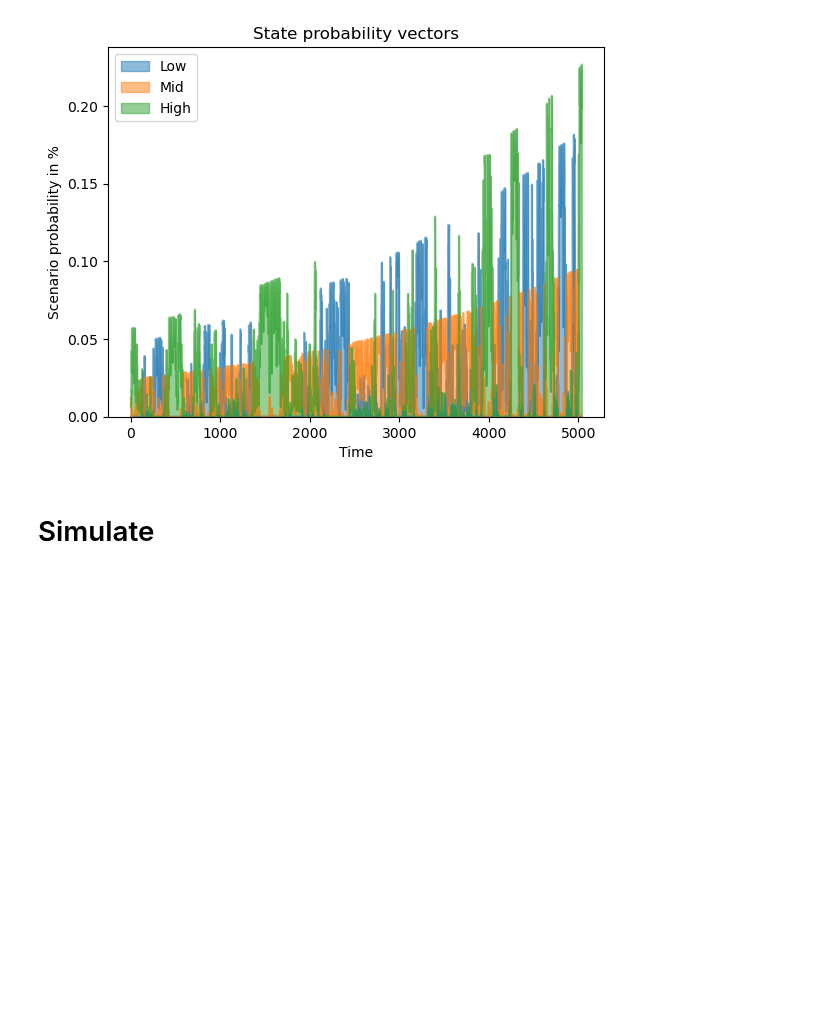
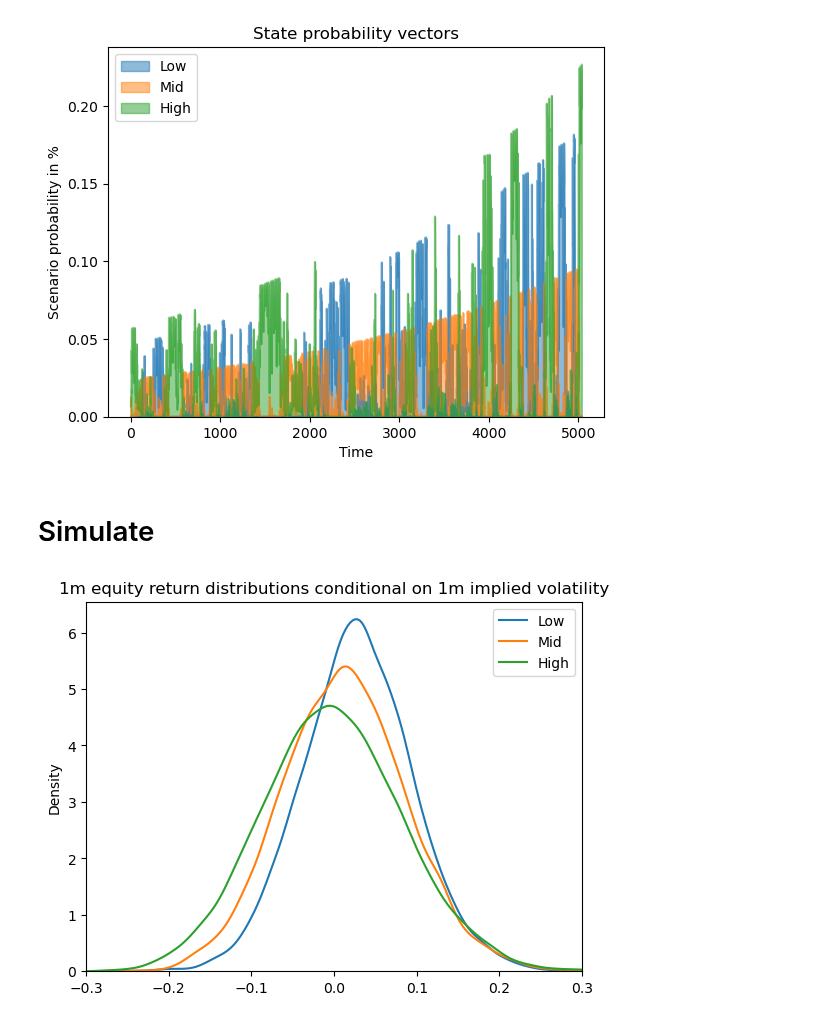
Before and after one commit to fortitudo-tech/pcrm-book, a Jupyter notebook: code/chapter3/chapter3_2_1.ipynb, the cells around one changed output. Drawn from its saved outputs; the diff is of its cells as text; code cells hidden in the pictures; blank space fills up the shorter version.

```diff
--- a/code/chapter3/chapter3_2_1.ipynb
+++ b/code/chapter3/chapter3_2_1.ipynb
@@ -87,3 +87,49 @@ plt.show()
 [figure]
 # %% [markdown]
 # Simulate
+# %%
+states_vector = 0 * low_vol_indices + 1 * mid_vol_indices + 2 * high_vol_indices
+# %%
+# Define a Time- and State-Dependent Resampling function
+def resampling(S, H, initial_state, states_prob, states_vector):
+    sim = np.full((S, H), 1)
+    t = np.arange(len(states_vector))
+    for s in range(S):
+        current_state = initial_state
+        for h in range(H):
+            sim[s, h] = np.random.choice(t, p=states_prob[:, current_state])
+            current_state = states_vector[sim[s, h]]
+    return sim
+# %%
+# Simulate historical observations
+S = 10000
+H = 21
+np.random.seed(0)
+sim0 = resampling(S, H, 0, states_prob, states_vector)
+sim1 = resampling(S, H, 1, states_prob, states_vector)
+sim2 = resampling(S, H, 2, states_prob, states_vector)
+# %%
+# Extract equity stationary transformations and compute returns
+equity_low = np.full((S, H), np.nan)
+equity_mid = np.full((S, H), np.nan)
+equity_high = np.full((S, H), np.nan)
+
+for s in range(S):
+    equity_low[s, :] = st_df.values[sim0[s, :], 0]
+    equity_mid[s, :] = st_df.values[sim1[s, :], 0]
+    equity_high[s, :] = st_df.values[sim2[s, :], 0]
+
+return_low = np.exp(np.cumsum(equity_low, axis=1)) - 1
+return_mid = np.exp(np.cumsum(equity_mid, axis=1)) - 1
+return_high = np.exp(np.cumsum(equity_high, axis=1)) - 1
+# %%
+import seaborn as sns
+sns.kdeplot(return_low[:, -1])
+sns.kdeplot(return_mid[:, -1])
+sns.kdeplot(return_high[:, -1])
+plt.legend(['Low', 'Mid', 'High'])
+plt.title('1m equity return distributions conditional on 1m implied volatility')
+plt.xlim([-0.3, 0.3])
+plt.show()
+# %% [output]
+[figure, added]
```
Also changed, not shown: parts of 1 cell of this notebook.
